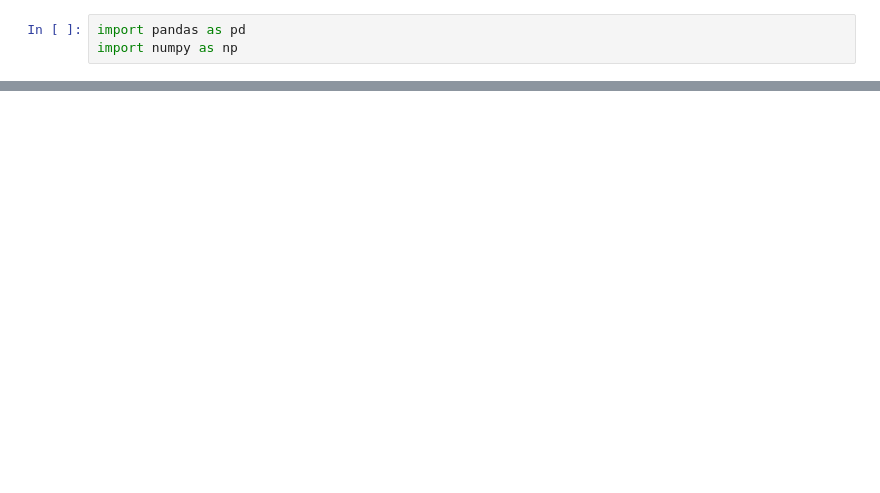
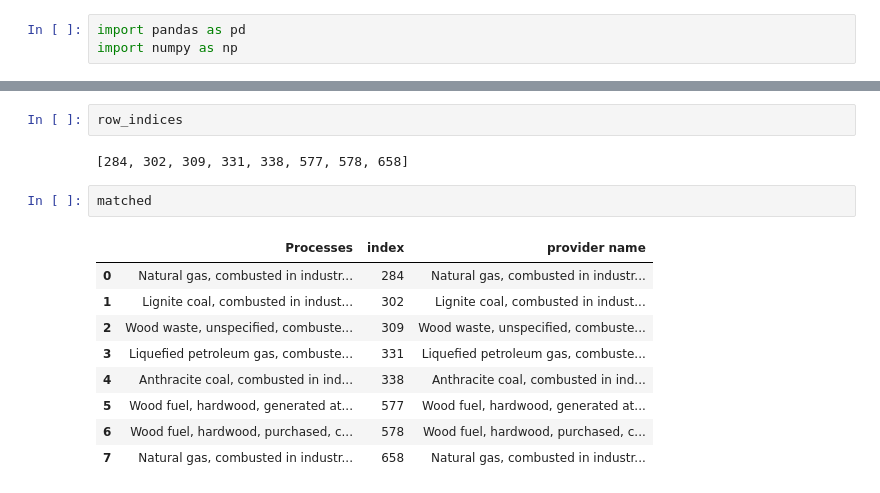
Before and after one commit to FarshidNazemi/packaging-roadmap, a Jupyter notebook: heat.ipynb, the cells around one changed output, grey strips where cells are left out. Cells and saved outputs as stored; diff of their text form; blank space fills up the shorter version.

```diff
--- a/heat.ipynb
+++ b/heat.ipynb
@@ -125,0 +331,16 @@ print(f"\nSaved to: {output_path}")
+# %%
+row_indices
+# %% [output]
+[284, 302, 309, 331, 338, 577, 578, 658]
+# %%
+matched
+# %% [output]
+|  | Processes | index | provider name |
+| 0 | Natural gas, combusted in industr... | 284 | Natural gas, combusted in industr... |
+| 1 | Lignite coal, combusted in indust... | 302 | Lignite coal, combusted in indust... |
+| 2 | Wood waste, unspecified, combuste... | 309 | Wood waste, unspecified, combuste... |
+| 3 | Liquefied petroleum gas, combuste... | 331 | Liquefied petroleum gas, combuste... |
+| 4 | Anthracite coal, combusted in ind... | 338 | Anthracite coal, combusted in ind... |
+| 5 | Wood fuel, hardwood, generated at... | 577 | Wood fuel, hardwood, generated at... |
+| 6 | Wood fuel, hardwood, purchased, c... | 578 | Wood fuel, hardwood, purchased, c... |
+| 7 | Natural gas, combusted in industr... | 658 | Natural gas, combusted in industr... |
```
Also changed, not shown: parts of 9 cells of this notebook, 8 other files.
